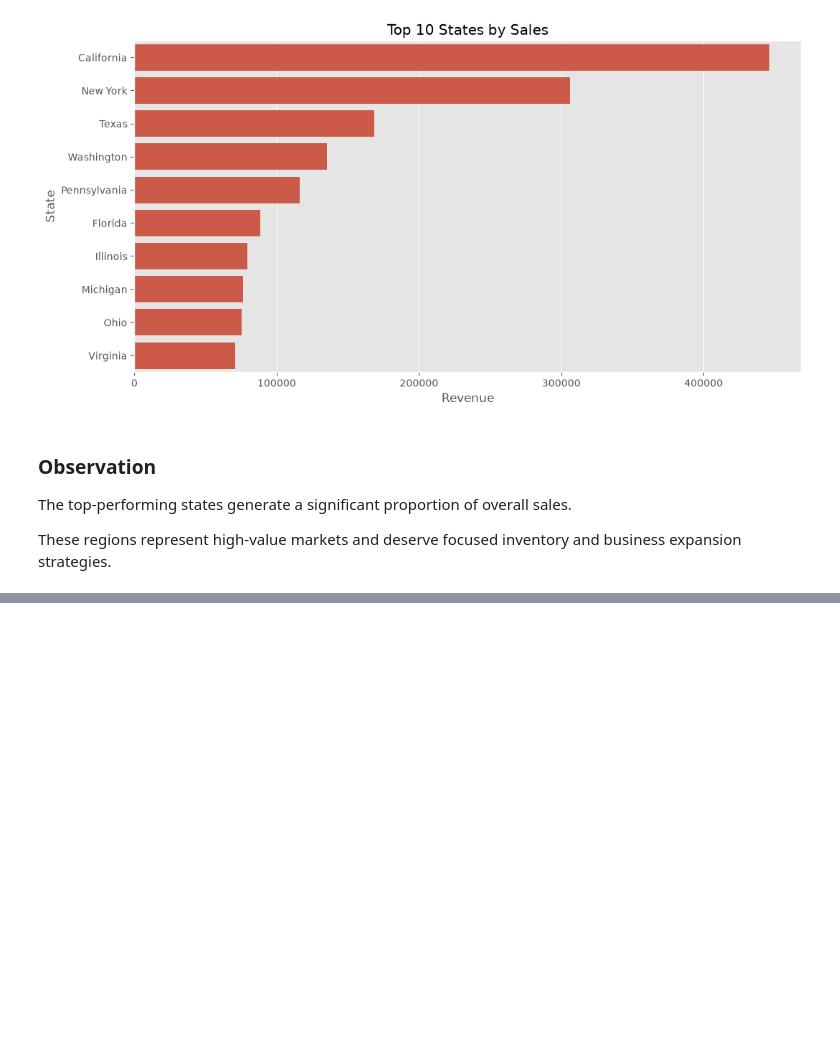
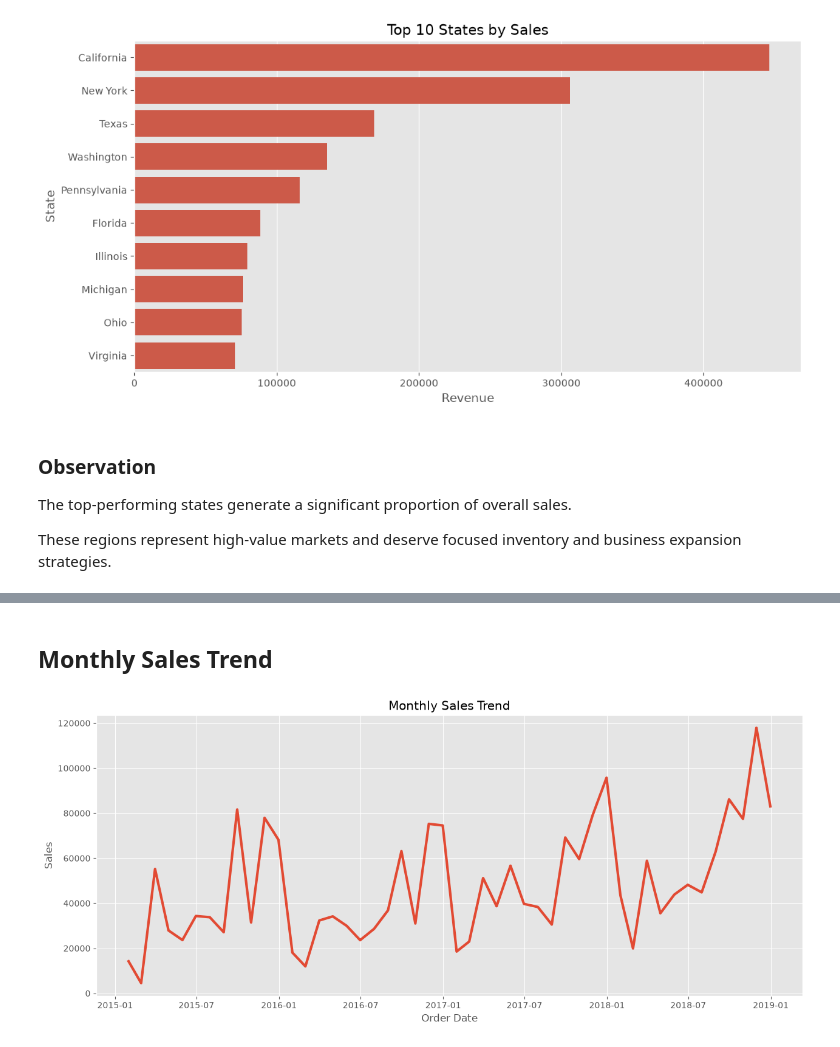
Before and after one commit to opmeenaji81/SalesForecasting_OmprakashMeena, a Jupyter notebook: analysis.ipynb, the cells around one changed output, grey strips where cells are left out. Saved outputs shown, nothing was run; the diff lists cells and outputs as text; code cells hidden in the pictures; blank space fills up the shorter version.

```diff
--- a/analysis.ipynb
+++ b/analysis.ipynb
@@ -599,0 +641,10 @@ These regions represent high-value markets and deserve focused inventory and bus
+# %%
+monthly_sales = (
+    sales_df
+    .set_index("Order Date")
+    .resample("ME")["Sales"]
+    .sum()
+    .reset_index()
+)
+
+monthly_sales.head()
@@ -599,0 +664,22 @@ These regions represent high-value markets and deserve focused inventory and bus
+# %% [markdown]
+## Monthly Sales Trend
+# %%
+plt.figure(figsize=(15,6))
+
+plt.plot(
+    monthly_sales["Order Date"],
+    monthly_sales["Sales"],
+    linewidth=3
+)
+
+plt.title("Monthly Sales Trend")
+
+plt.xlabel("Order Date")
+
+plt.ylabel("Sales")
+
+plt.grid(True)
+
+plt.show()
+# %% [output]
+[figure, added]
```
Also changed, not shown: parts of 29 cells of this notebook.
